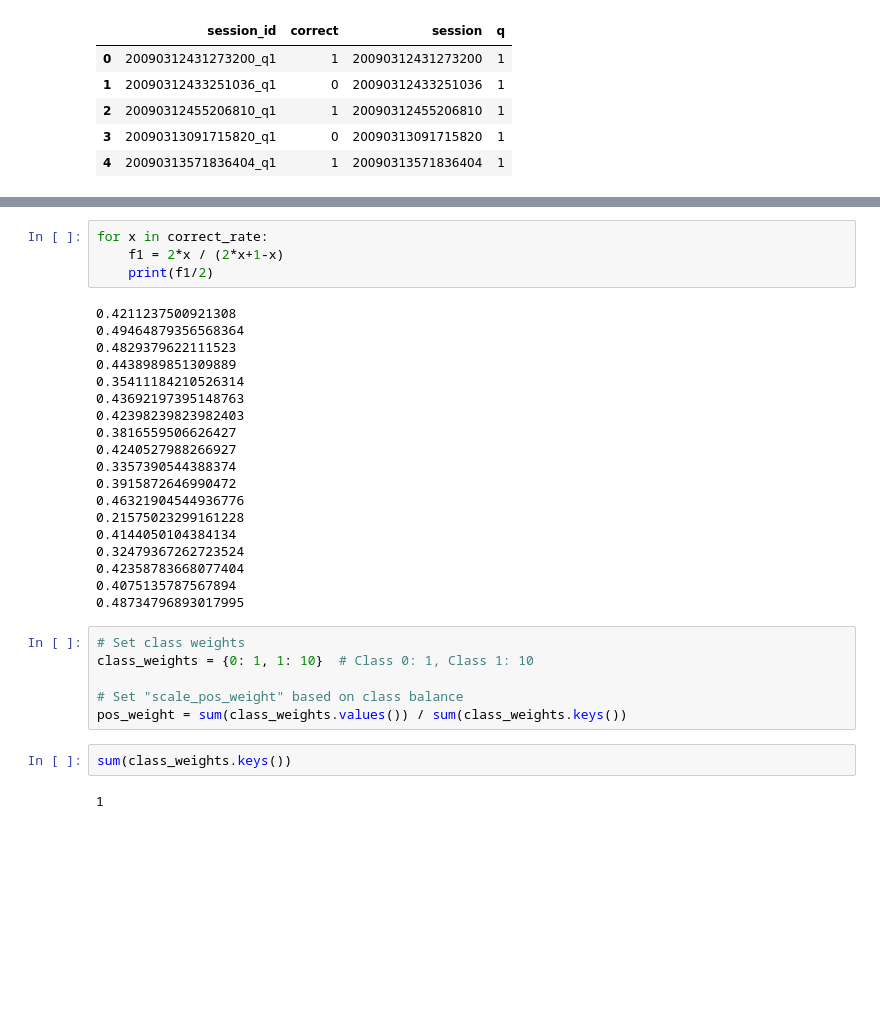
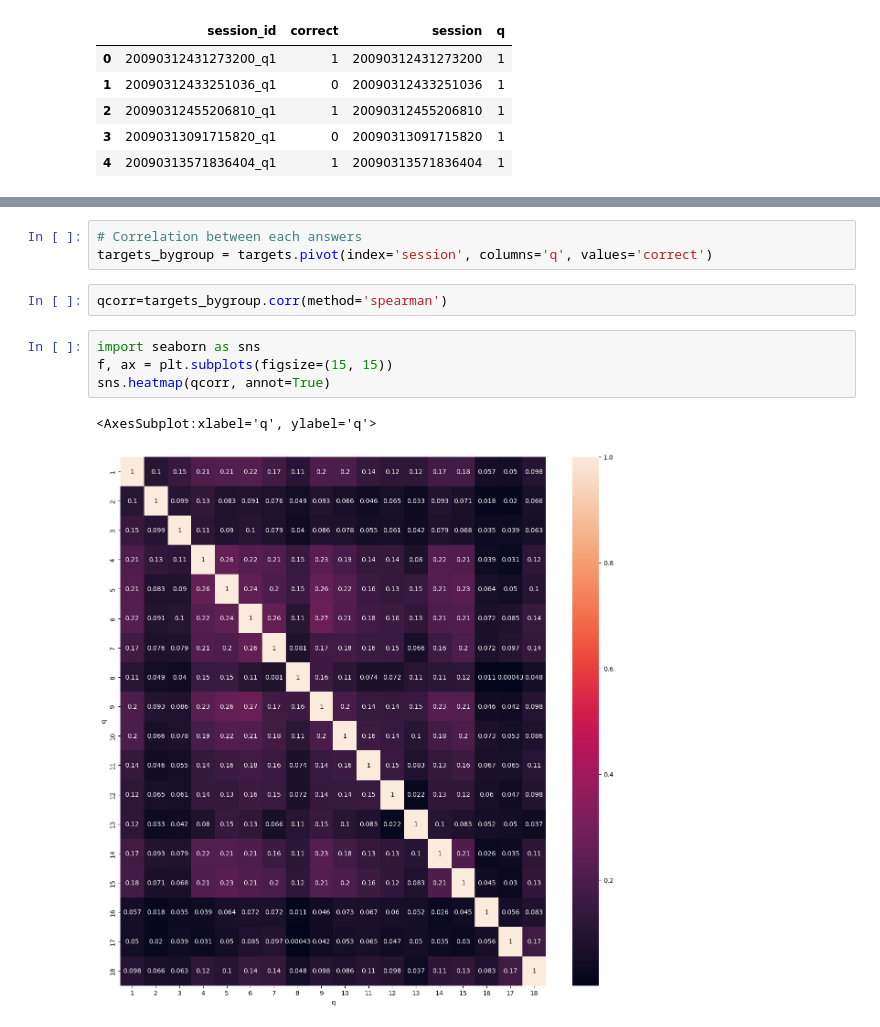
Before and after one commit to xiaosuhu/StudentPeformance_Kaggle, a Jupyter notebook: Theoratical_F1.ipynb, the cells around one changed output, grey strips where cells are left out. Cells and saved outputs as stored; diff of their text form; blank space fills up the shorter version.

```diff
--- a/Theoratical_F1.ipynb
+++ b/Theoratical_F1.ipynb
@@ -38,34 +39,13 @@ correct_rate = targets.groupby('q')['correct'].sum()/23562
 correct_rate.to_csv('./Acc_f1_Correctrate.csv')
-# %%
-for x in correct_rate:
-    f1 = 2*x / (2*x+1-x)
-    print(f1/2)
-# %% [output]
-0.4211237500921308
-0.49464879356568364
-0.4829379622111523
-0.4438989851309889
-0.35411184210526314
-0.43692197395148763
-0.42398239823982403
-0.3816559506626427
-0.4240527988266927
-0.3357390544388374
-0.3915872646990472
-0.46321904544936776
-0.21575023299161228
-0.4144050104384134
-0.32479367262723524
-0.42358783668077404
-0.4075135787567894
-0.48734796893017995
-# %%
-# Set class weights
-class_weights = {0: 1, 1: 10}  # Class 0: 1, Class 1: 10
-
-# Set "scale_pos_weight" based on class balance
-pos_weight = sum(class_weights.values()) / sum(class_weights.keys())
-# %%
-sum(class_weights.keys())
-# %% [output]
-1
+# %%
+# Correlation between each answers
+targets_bygroup = targets.pivot(index='session', columns='q', values='correct')
+# %%
+qcorr=targets_bygroup.corr(method='spearman')
+# %%
+import seaborn as sns
+f, ax = plt.subplots(figsize=(15, 15))
+sns.heatmap(qcorr, annot=True)
+# %% [output]
+<AxesSubplot:xlabel='q', ylabel='q'>
+[figure, added]
```
Also changed, not shown: parts of 2 cells of this notebook, 34 other files.
